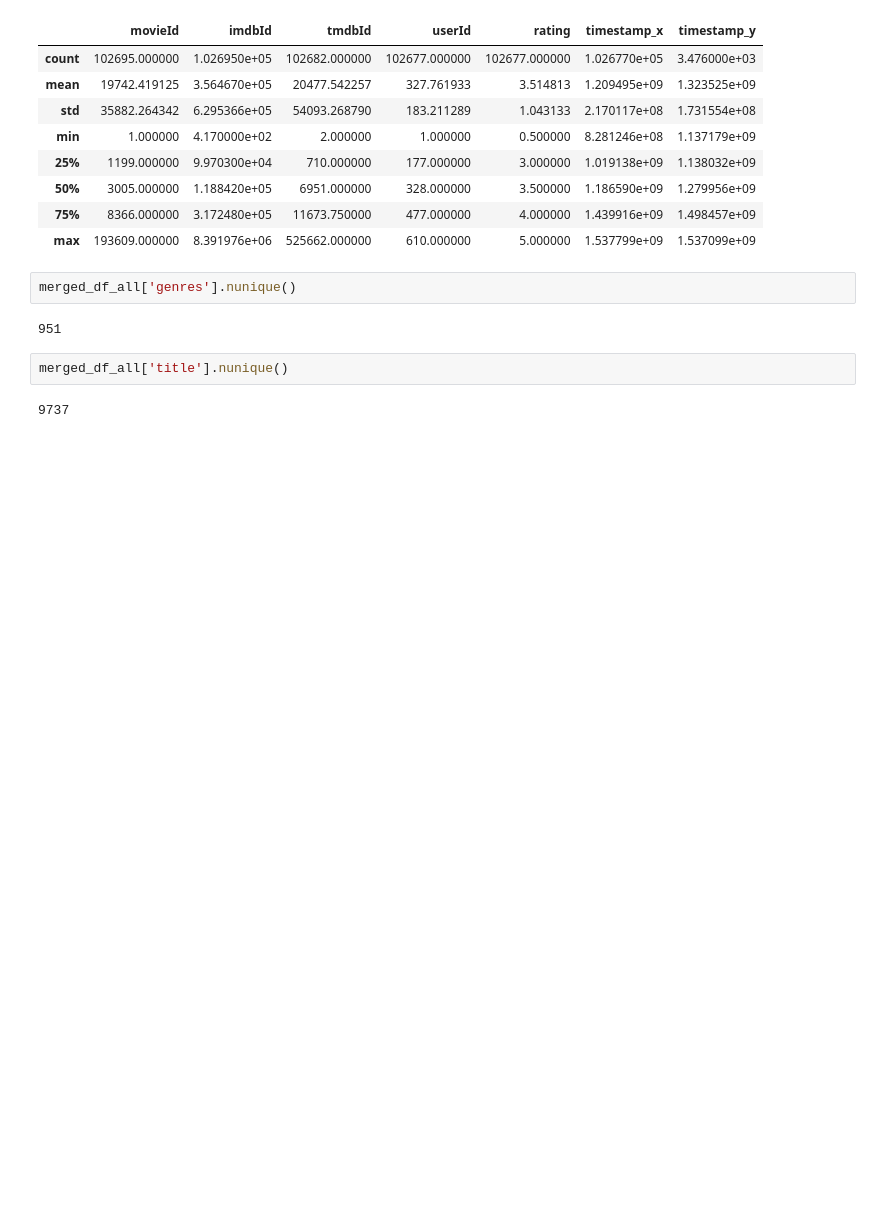
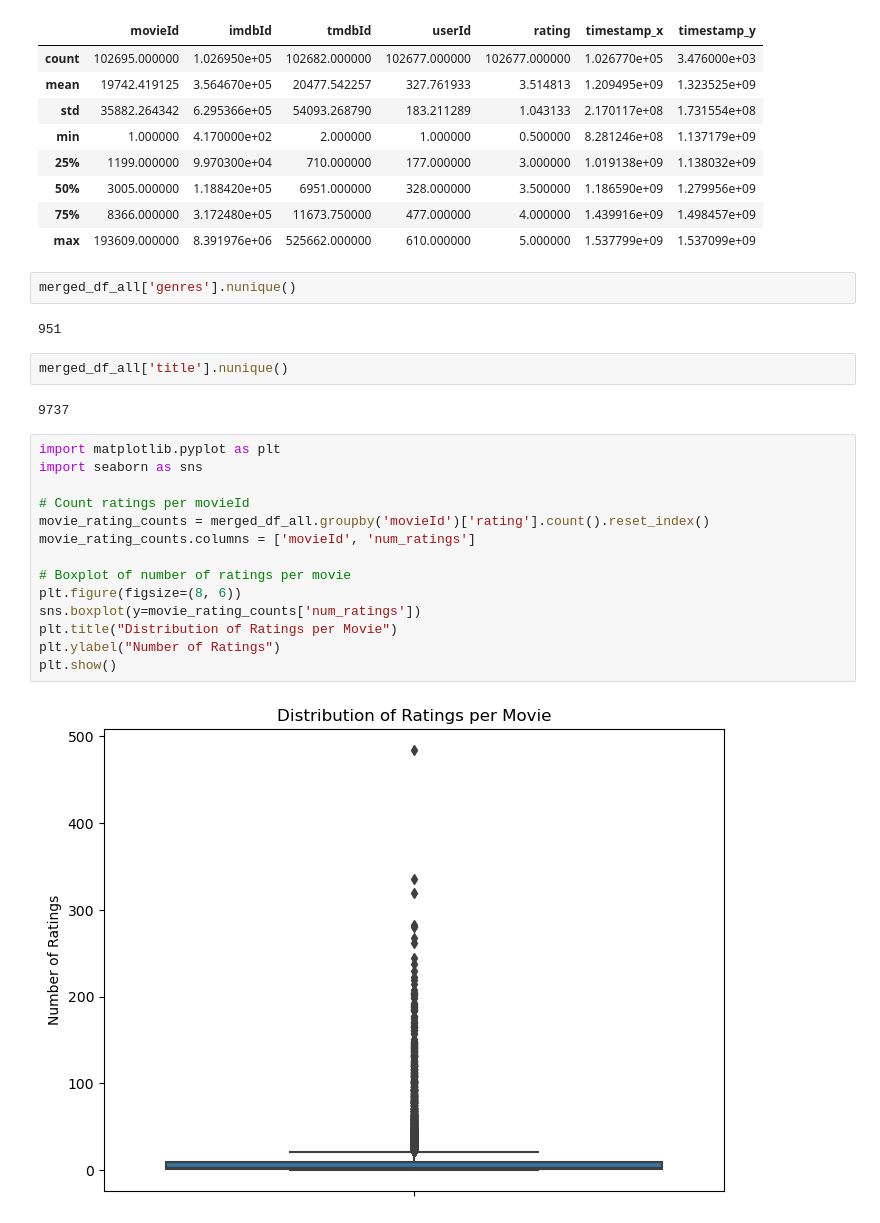
Before and after one commit to antony-wala/movie_recommendation_system, a Jupyter notebook: movie_recommendation_system/index.ipynb, the cells around one changed output. Drawn from its saved outputs; the diff is of its cells as text; blank space fills up the shorter version.

```diff
--- a/movie_recommendation_system/index.ipynb
+++ b/movie_recommendation_system/index.ipynb
@@ -160,3 +274,19 @@ merged_df_all['genres'].nunique()
 merged_df_all['title'].nunique()
 # %% [output]
 9737
+# %%
+import matplotlib.pyplot as plt
+import seaborn as sns
+
+# Count ratings per movieId
+movie_rating_counts = merged_df_all.groupby('movieId')['rating'].count().reset_index()
+movie_rating_counts.columns = ['movieId', 'num_ratings']
+
+# Boxplot of number of ratings per movie
+plt.figure(figsize=(8, 6))
+sns.boxplot(y=movie_rating_counts['num_ratings'])
+plt.title("Distribution of Ratings per Movie")
+plt.ylabel("Number of Ratings")
+plt.show()
+# %% [output]
+[figure, added]
```
Also changed, not shown: parts of 23 cells of this notebook.
